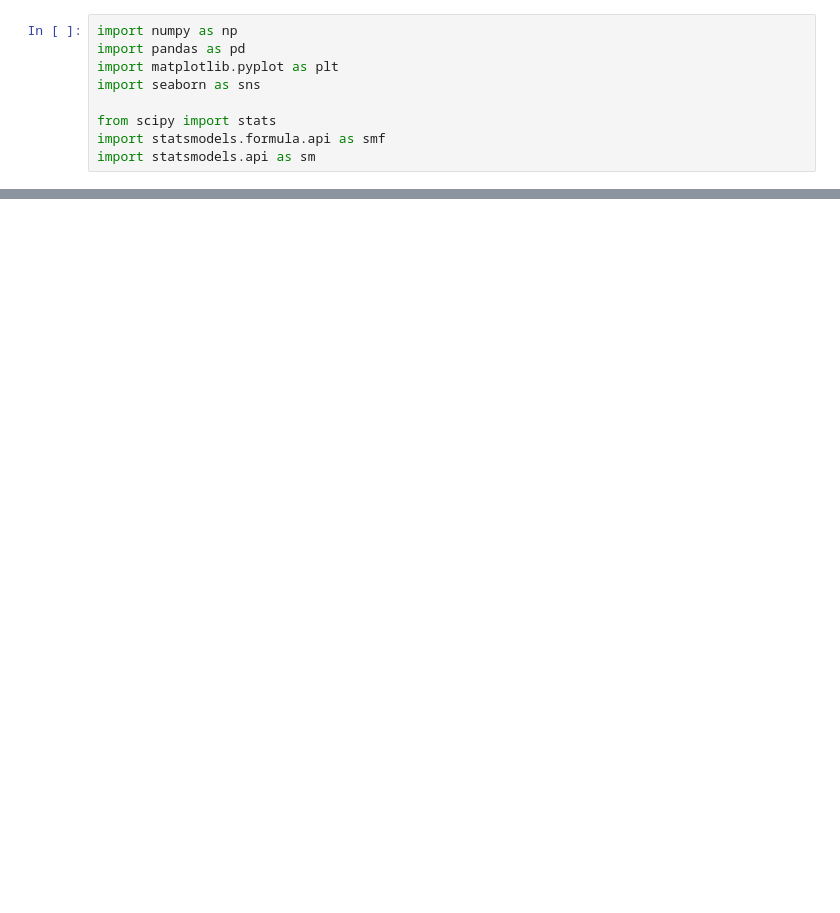
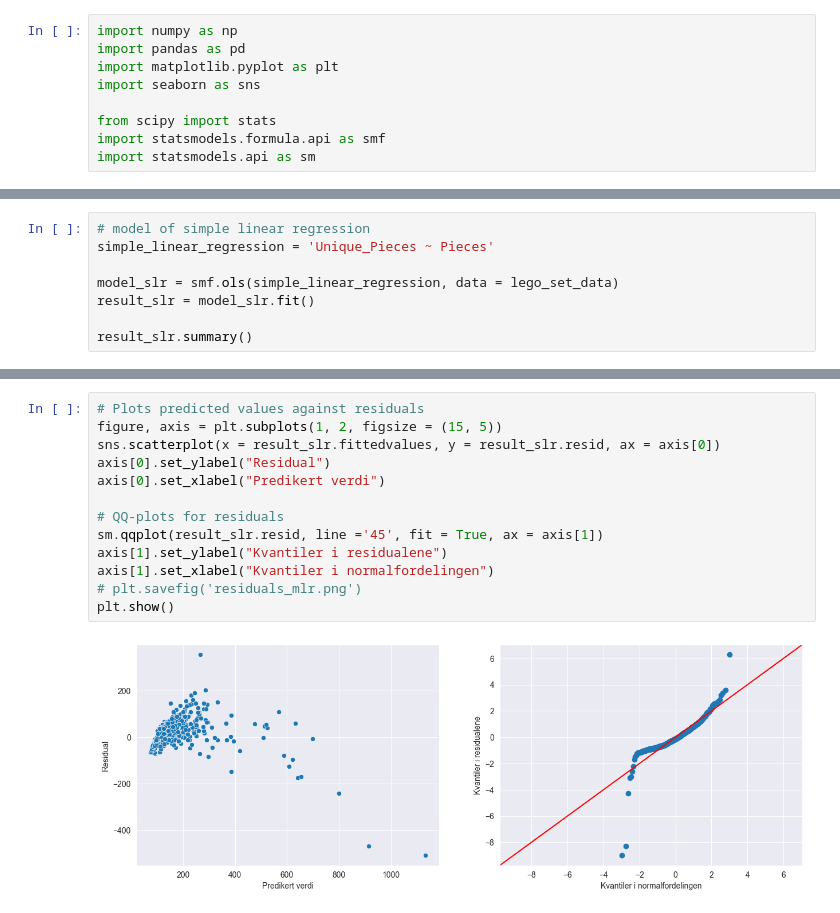
Before and after one commit to kludge7/ISTT1003-Statistikk, a Jupyter notebook: oppg1.ipynb, the cells around one changed output, grey strips where cells are left out. Saved outputs shown, nothing was run; the diff lists cells and outputs as text; blank space fills up the shorter version.

```diff
--- a/oppg1.ipynb
+++ b/oppg1.ipynb
@@ -491,0 +47,8 @@ lego_set_data.groupby(['cat', 'Theme']).size().reset_index(name ='Count')
+# %%
+# model of simple linear regression
+simple_linear_regression = 'Unique_Pieces ~ Pieces'
+
+model_slr = smf.ols(simple_linear_regression, data = lego_set_data)
+result_slr = model_slr.fit()
+
+result_slr.summary()
@@ -491,0 +75,15 @@ lego_set_data.groupby(['cat', 'Theme']).size().reset_index(name ='Count')
+# %%
+# Plots predicted values against residuals
+figure, axis = plt.subplots(1, 2, figsize = (15, 5))
+sns.scatterplot(x = result_slr.fittedvalues, y = result_slr.resid, ax = axis[0])
+axis[0].set_ylabel("Residual")
+axis[0].set_xlabel("Predikert verdi")
+
+# QQ-plots for residuals
+sm.qqplot(result_slr.resid, line ='45', fit = True, ax = axis[1])
+axis[1].set_ylabel("Kvantiler i residualene")
+axis[1].set_xlabel("Kvantiler i normalfordelingen")
+# plt.savefig('residuals_mlr.png')
+plt.show()
+# %% [output]
+[figure, added]
```
Also changed, not shown: parts of 50 cells of this notebook, 1 other file.
